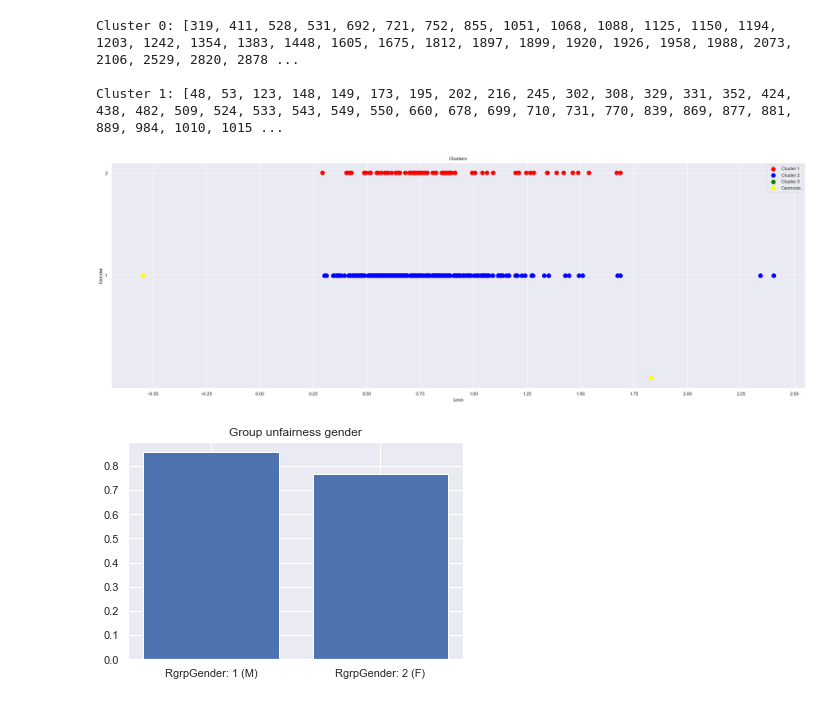
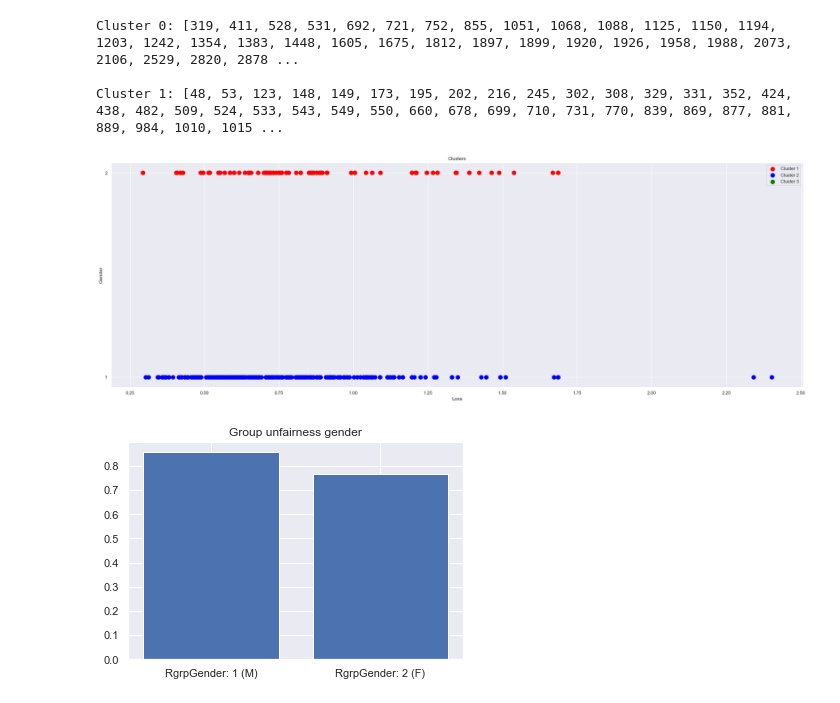
Before and after one commit to ravarmes/recsys-cluster-loss, a Jupyter notebook: src/TestCluster_MovieLens_1M_Gender.ipynb, the cells around one changed output. Saved outputs shown, nothing was run; the diff lists cells and outputs as text; code cells hidden in the pictures.

```diff
--- a/src/TestCluster_MovieLens_1M_Gender.ipynb
+++ b/src/TestCluster_MovieLens_1M_Gender.ipynb
@@ -265,23 +265,22 @@ Cluster 1: [48, 53, 123, 148, 149, 173, 195, 202, 216, 245, 302, 308, 329, 331,
 # %%
 # visualising the clusters (Loss x Gender)
 df['Loss'] = losses
 X2 = df[['Loss' , 'Gender']].iloc[: , :].values
 
 plt.figure( figsize=(30, 10)) # alterar tamanho
 plt.xticks([-0.5,-0.25,0,0.25, 0.5, 0.75, 1, 1.25, 1.5, 1.75, 2, 2.25, 2.5]) # mudar escala do eixo X
 plt.yticks([1, 2]) # mudar escala do eixo X
 
 plt.scatter(X2[groups == 0, 0], X2[groups == 0, 1], s = 100, c = 'red', label = 'Cluster 1')
 plt.scatter(X2[groups == 1, 0], X2[groups == 1, 1], s = 100, c = 'blue', label = 'Cluster 2')
 plt.scatter(X2[groups == 2, 0], X2[groups == 2, 1], s = 100, c = 'green', label = 'Cluster 3')
-plt.scatter(kmeans.cluster_centers_[:, 0], kmeans.cluster_centers_[:, 1], s = 100, c = 'yellow', label = 'Centroids')
 plt.title('Clusters')
 plt.xlabel('Loss')
 plt.ylabel('Gender')
 plt.legend()
 plt.show()
 # %% [output]
-[figure, old version]
+[figure, new version]
 # %%
 # G group: identifying the groups (Gender: gender of users)
 # The configuration of groups was based in the hierarchical clustering (tree clustering - dendrogram)
```
Also changed, not shown: parts of 7 cells of this notebook, 4 other files.
